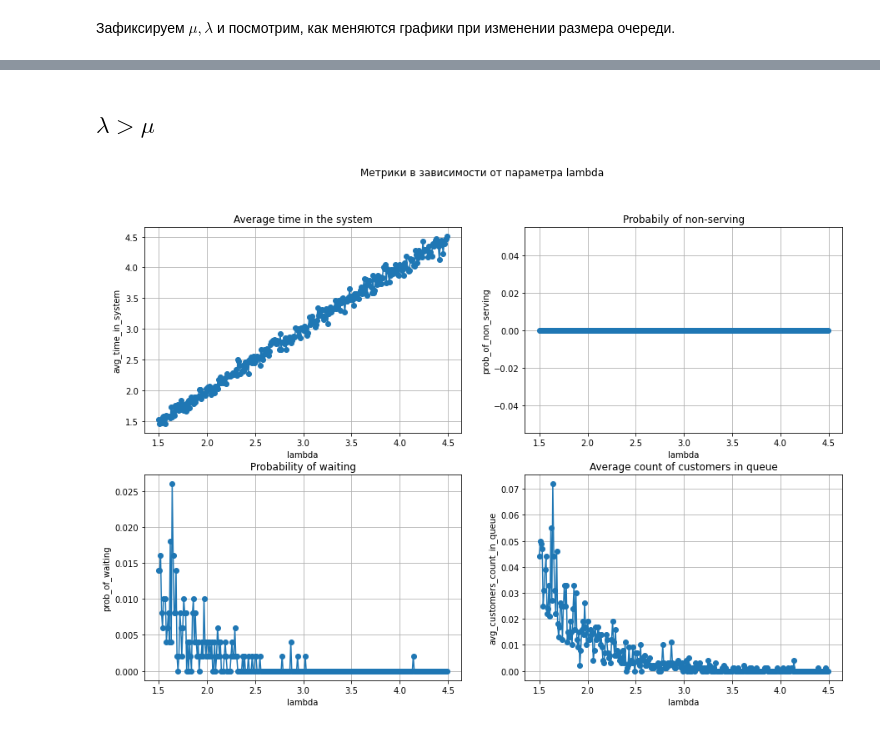
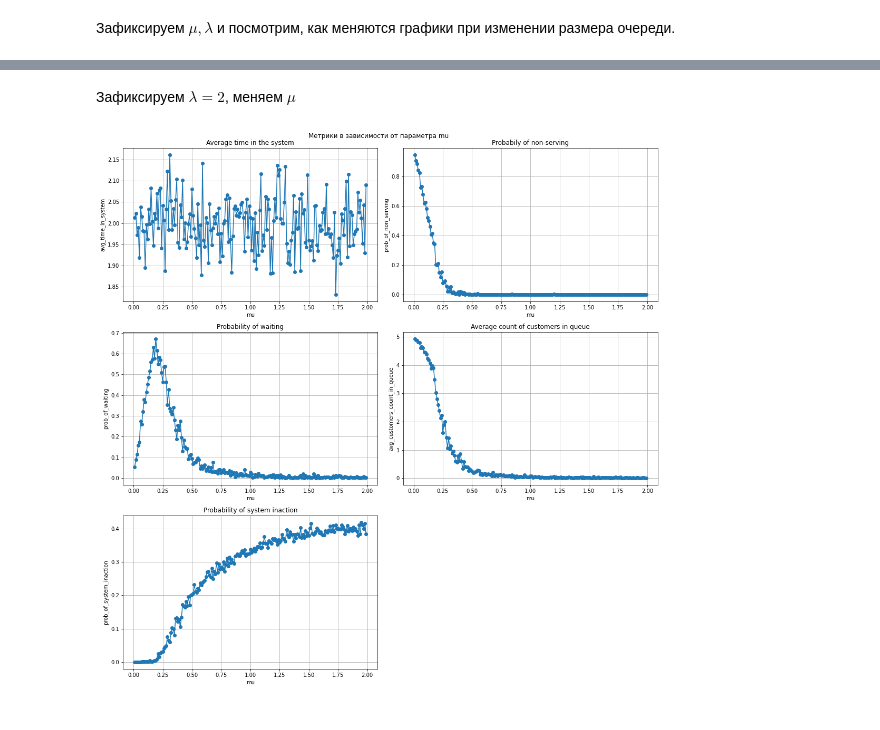
Before and after one commit to avmusatov/Queuing-theory-MMc, a Jupyter notebook: model.ipynb, the cells around one changed output, grey strips where cells are left out. Drawn from its saved outputs; the diff is of its cells as text; code cells hidden in the pictures.

Commit message:
Add prob_of_system_inaction metric, add some experiments

```diff
--- a/model.ipynb
+++ b/model.ipynb
@@ -189,20 +202,20 @@ def run_mm2_queue(lmd, mu, cap, n_iter, s = 42):
     return metrics
 # %%
 def draw_metrics(params, test_metrics, param_name):
-    plt.figure(figsize=(15, 10))
+    plt.figure(figsize=(15,15))
     plt.suptitle(f'Метрики в зависимости от параметра {param_name}')
 
     i = 0
 
     for metric_name, values in test_metrics.items():
-        plt.subplot(221+i)
+        plt.subplot(321+i)
         plt.plot(params, values, 'o-')
         plt.title(metrics_titles[i])
         plt.xlabel(param_name)
         plt.ylabel(metric_name)
+        plt.tight_layout()
         plt.grid()
-        i+=1
-
+        i += 1
 
     plt.show()
 # %% [markdown]
@@ -258,0 +305,23 @@ draw_metrics(capacity, test_metrics, 'capacity')
+# %%
+mu = 3
+int_size = 0.01
+lambdas = np.arange(mu/2, 3*mu/2, int_size)
+capacity = 5
+
+test_metrics = {
+    'avg_time_in_system': list(),
+    'prob_of_non_serving': list(),
+    'prob_of_waiting': list(),
+    'avg_customers_count_in_queue': list(),
+    'prob_of_system_inaction': list()
+}
+
+for lbd in lambdas:
+    metrics = run_mm2_queue(lbd, mu, capacity, 1000)
+    test_metrics['avg_time_in_system'].append(metrics['avg_time_in_system'])
+    test_metrics['prob_of_non_serving'].append(metrics['prob_of_non_serving'])
+    test_metrics['prob_of_waiting'].append(metrics['prob_of_waiting'])
+    test_metrics['avg_customers_count_in_queue'].append(metrics['avg_customers_count_in_queue'])
+    test_metrics['prob_of_system_inaction'].append(metrics['prob_of_system_inaction'])
+
+draw_metrics(lambdas, test_metrics, 'lambda')
@@ -259,26 +330,28 @@ draw_metrics(capacity, test_metrics, 'capacity')
 # %% [markdown]
-## $\lambda > \mu$
+Зафиксируем $\lambda=2$, меняем $\mu$
 # %%
-mu = 3
+mu_array = np.arange(0.01, 2, 0.01)
 int_size = 0.01
-lambdas = np.arange(mu/2, 3*mu/2, int_size)
+lbd = 2
 capacity = 5
 
 test_metrics = {
     'avg_time_in_system': list(),
     'prob_of_non_serving': list(),
     'prob_of_waiting': list(),
-    'avg_customers_count_in_queue': list()
+    'avg_customers_count_in_queue': list(),
+    'prob_of_system_inaction': list()
 }
 
-for i in range(len(lambdas)):
-    metrics = run_mm2_queue(lambdas[i], mu, capacity, 1000)
+for mu in mu_array:
+    metrics = run_mm2_queue(lbd, mu, capacity, 1000)
     test_metrics['avg_time_in_system'].append(metrics['avg_time_in_system'])
     test_metrics['prob_of_non_serving'].append(metrics['prob_of_non_serving'])
     test_metrics['prob_of_waiting'].append(metrics['prob_of_waiting'])
     test_metrics['avg_customers_count_in_queue'].append(metrics['avg_customers_count_in_queue'])
+    test_metrics['prob_of_system_inaction'].append(metrics['prob_of_system_inaction'])
 
 
-draw_test_metrics(lambdas, test_metrics, 'lambda')
+draw_metrics(mu_array, test_metrics, 'mu')
 # %% [output]
-[figure, old version]
+[figure, new version]
```
Also changed, not shown: parts of 17 cells of this notebook.
